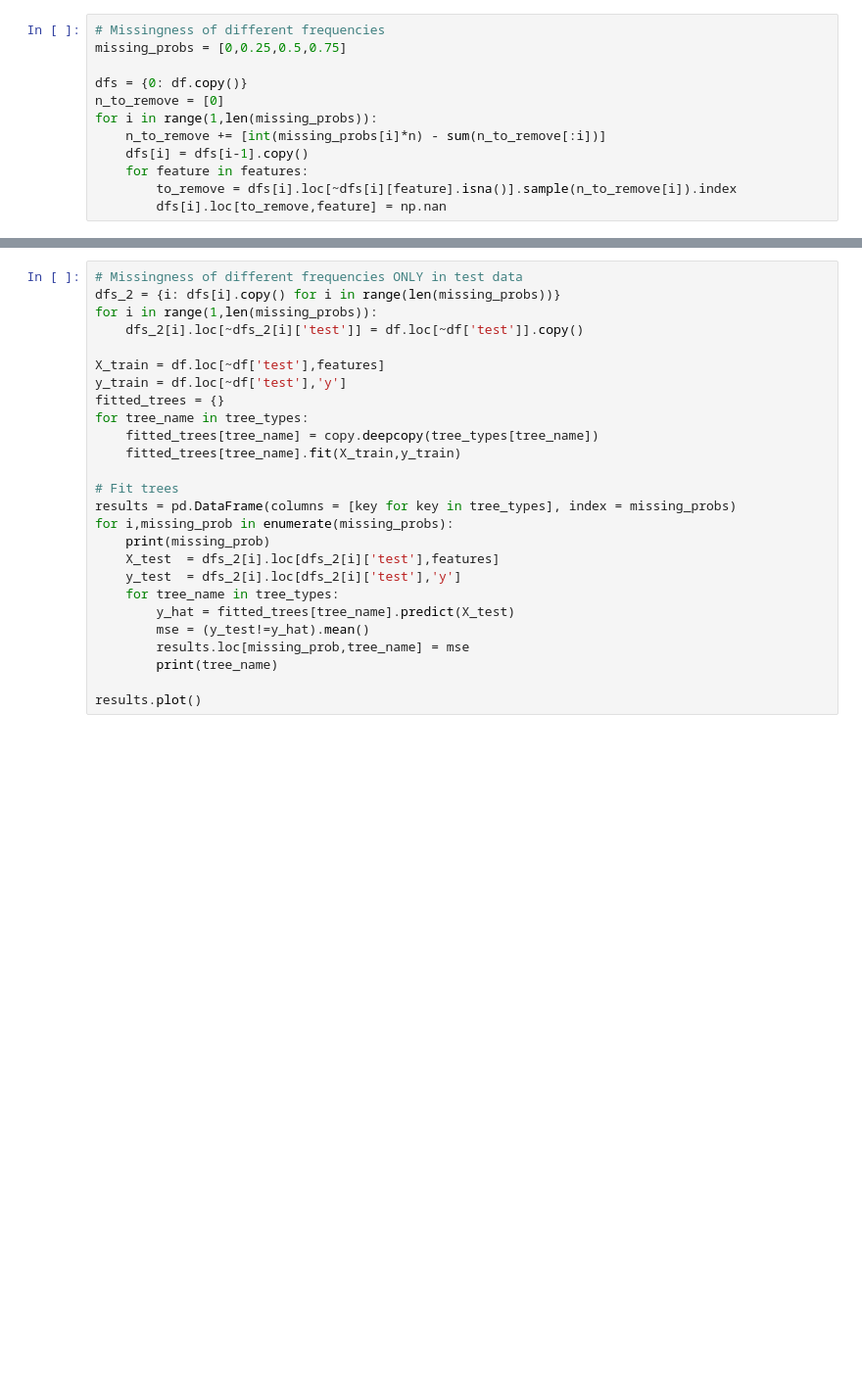
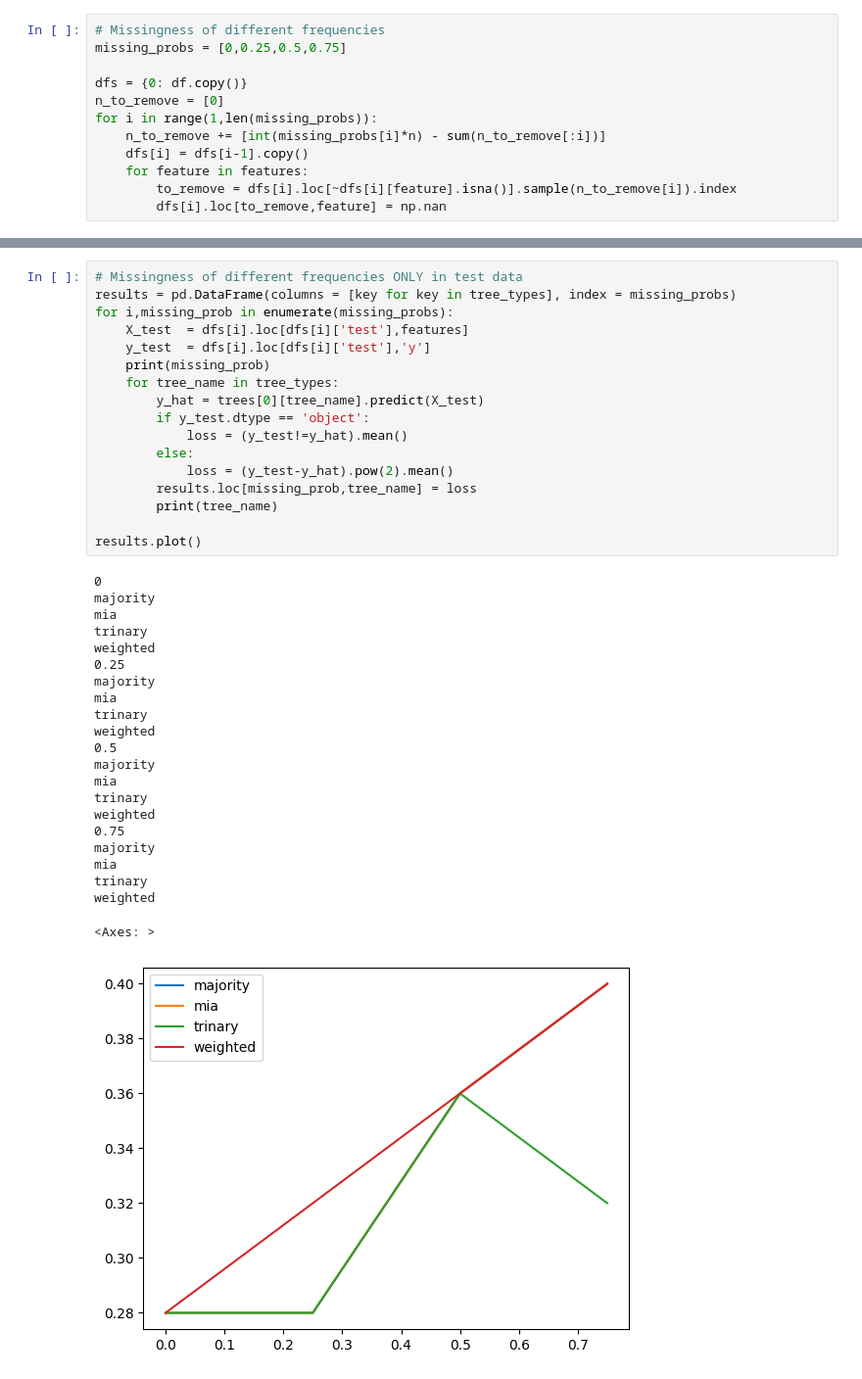
Before and after one commit to henningzakrisson/trinary-tree, a Jupyter notebook: example_notebooks/MCAR_examples_real.ipynb, the cells around one changed output, grey strips where cells are left out. Shown at 98% size. Cells and saved outputs as stored; diff of their text form; blank space fills up the shorter version.

```diff
--- a/example_notebooks/MCAR_examples_real.ipynb
+++ b/example_notebooks/MCAR_examples_real.ipynb
@@ -72,26 +121,40 @@ for i,missing_prob in enumerate(missing_probs):
 # %%
 # Missingness of different frequencies ONLY in test data
-dfs_2 = {i: dfs[i].copy() for i in range(len(missing_probs))}
-for i in range(1,len(missing_probs)):
-    dfs_2[i].loc[~dfs_2[i]['test']] = df.loc[~df['test']].copy()
-
-X_train = df.loc[~df['test'],features]
-y_train = df.loc[~df['test'],'y']
-fitted_trees = {}
-for tree_name in tree_types:
-    fitted_trees[tree_name] = copy.deepcopy(tree_types[tree_name])
-    fitted_trees[tree_name].fit(X_train,y_train)
-
-# Fit trees
 results = pd.DataFrame(columns = [key for key in tree_types], index = missing_probs)
 for i,missing_prob in enumerate(missing_probs):
+    X_test  = dfs[i].loc[dfs[i]['test'],features]
+    y_test  = dfs[i].loc[dfs[i]['test'],'y']
     print(missing_prob)
-    X_test  = dfs_2[i].loc[dfs_2[i]['test'],features]
-    y_test  = dfs_2[i].loc[dfs_2[i]['test'],'y']
     for tree_name in tree_types:
-        y_hat = fitted_trees[tree_name].predict(X_test)
-        mse = (y_test!=y_hat).mean()
-        results.loc[missing_prob,tree_name] = mse
+        y_hat = trees[0][tree_name].predict(X_test)
+        if y_test.dtype == 'object':
+            loss = (y_test!=y_hat).mean()
+        else:
+            loss = (y_test-y_hat).pow(2).mean()
+        results.loc[missing_prob,tree_name] = loss
         print(tree_name)
 
 results.plot()
+# %% [output]
+0
+majority
+mia
+trinary
+weighted
+0.25
+majority
+mia
+trinary
+weighted
+0.5
+majority
+mia
+trinary
+weighted
+0.75
+majority
+mia
+trinary
+weighted
+<Axes: >
+[figure, added]
```
Also changed, not shown: parts of 6 cells of this notebook, 13 other files.
